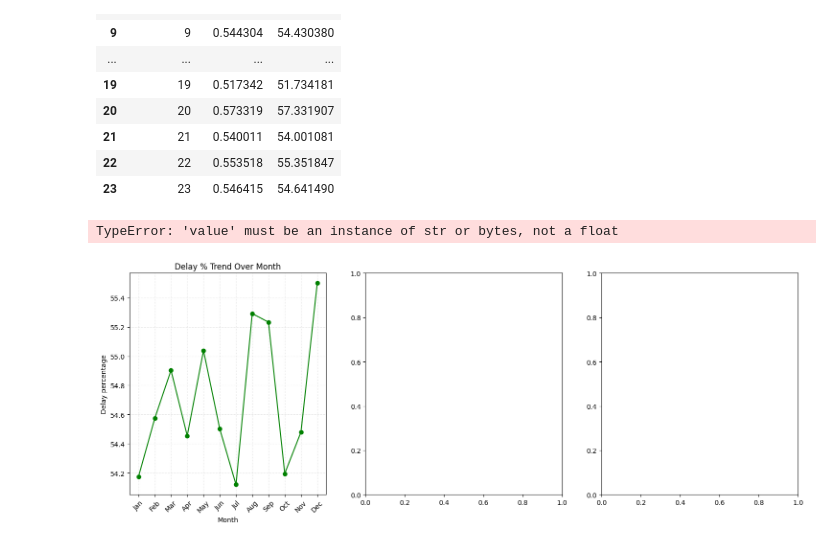
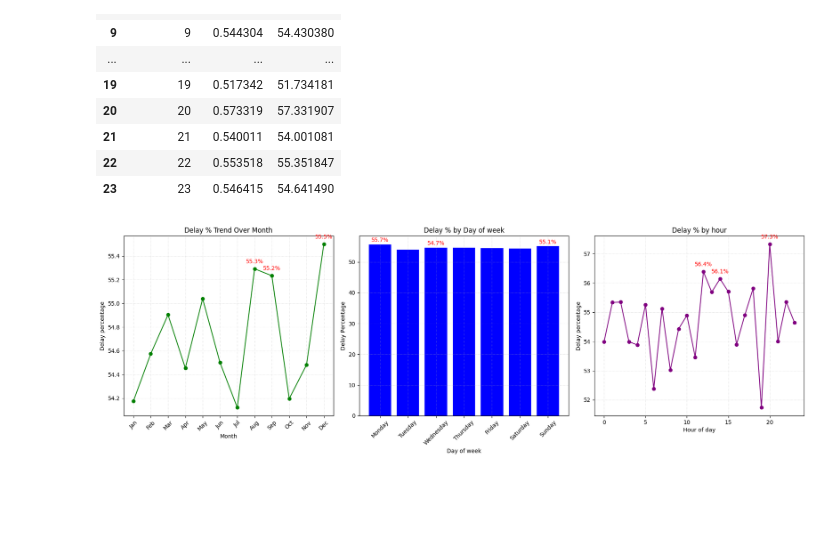
Before and after one commit to mnakhil/supply-chain-predictive-analytics, a Jupyter notebook: notebooks/EDA.ipynb, the cells around one changed output. Cells and saved outputs as stored; diff of their text form; code cells hidden in the pictures; blank space fills up the shorter version.

```diff
--- a/notebooks/EDA.ipynb
+++ b/notebooks/EDA.ipynb
@@ -580,44 +592,56 @@ ax1.grid(True, linestyle=':',alpha=0.5)
 
 #Annotate top 3 highest
 
+top_3_month =delay_by_month.nlargest(3,'delay_pct')
+for _,row in top_3_month.iterrows():
+    ax1.annotate(f"{row['delay_pct']:.1f}%", (row['Order Month'],row['delay_pct']),
+                 textcoords='offset points', xytext=(0,10),ha='center',fontsize=10, color="red")
+
 
 #Subplot 2: Delay % by Day of Week
-
-day_order=['Monday','Tuesday','Wednesday','Thursday','Fryday','Saturday','Sunday ']
+day_order = [
+    'Monday',
+    'Tuesday',
+    'Wednesday',
+    'Thursday',
+    'Friday',
+    'Saturday',
+    'Sunday'
+]
+#day_order=['Monday','Tuesday','Wednesday','Thursday','Friday','Saturday','Sunday']
 delay_by_day['Order_day']=pd.Categorical(delay_by_day['Order_day'], categories=day_order, ordered=True)
 delay_by_day=delay_by_day.sort_values('Order_day')
 
 ax2.bar(delay_by_day['Order_day'], delay_by_day['delay_pct'], color="blue")
 ax2.set_xticklabels(delay_by_day['Order_day'], rotation=45)
 ax2.set_xlabel('Day of week')
 ax2.set_ylabel("Delay Percentage")
 ax2.set_title("Delay % by Day of week")
-ax2.grid(True, linestyle=":", alpah=0.5)
+ax2.grid(True, linestyle=":", alpha=0.5)
 
 # Annotate top 3 highest bars
 top_3_day=delay_by_day.nlargest(3, 'delay_pct')
 for _, row in top_3_day.iterrows():
     height=row['delay_pct']
     ax2.text(row['Order_day'], height +0.5, f'{height:.1f}%', ha='center',va='bottom',
              fontsize=10, color='red')
 
 #Subplot 3: Delay percentage by hour
 
-ax3.plot(delay_by_hour['Order_hour'], delay_by_hour['delay_pct'], marker='o', color ='yellow')
+ax3.plot(delay_by_hour['Order_hour'], delay_by_hour['delay_pct'], marker='o', color ='purple')
 ax3.set_xlabel('Hour of day')
 ax3.set_ylabel('Delay percentage')
 ax3.set_title('Delay % by hour')
 ax3.grid(True, linestyle=":", alpha=0.5)
 
 
 #Annotate top 3 highest
 top_3_hour= delay_by_hour.nlargest(3,'delay_pct')
 for _,row in top_3_hour.iterrows():
     ax3.annotate(f"{row['delay_pct']:.1f}%",(row['Order_hour'],row['delay_pct']),
                  textcoords='offset points', xytext=(0,10), ha='center', fontsize=10, color="red")
 
 plt.tight_layout()
 plt.show()
 # %% [output]
-TypeError: 'value' must be an instance of str or bytes, not a float
-[figure, old version]
+[figure, new version]
```
Also changed, not shown: parts of 2 cells of this notebook.
